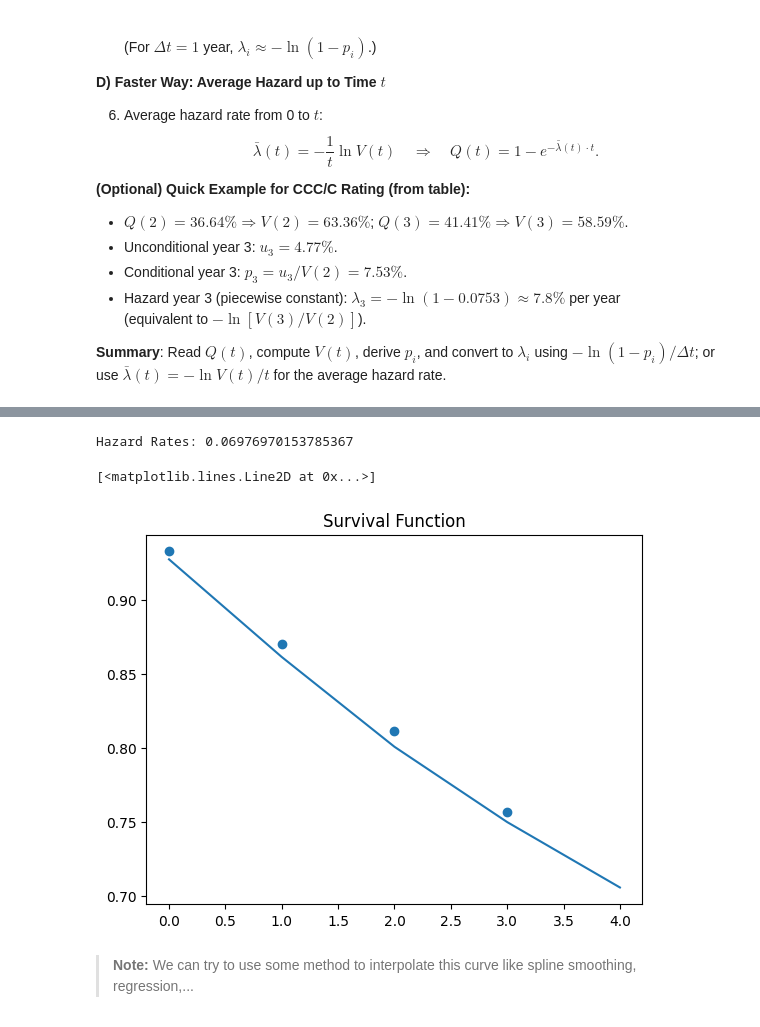
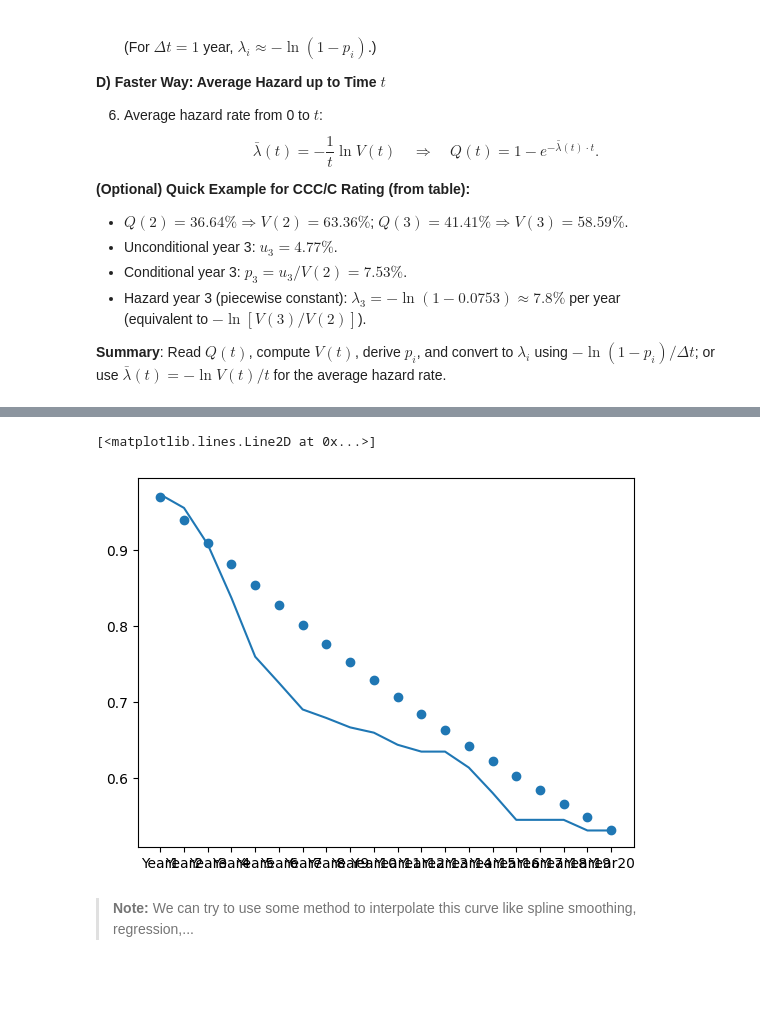
Before and after one commit to khanhtrinh2003/ISFA-Project, a Jupyter notebook: isfa_qrm/isfa_qrm_copula.ipynb, the cells around one changed output, grey strips where cells are left out. Drawn from its saved outputs; the diff is of its cells as text; code cells hidden in the pictures; blank space fills up the shorter version.

```diff
--- a/isfa_qrm/isfa_qrm_copula.ipynb
+++ b/isfa_qrm/isfa_qrm_copula.ipynb
@@ -130,13 +229,11 @@ average hasard rate way
-# %%
-hazard_rates = build_credit_curve_historical(cum_defaults,"average")
-print("Hazard Rates:", hazard_rates)
-plt.scatter(np.arange(5)[1:]-1,np.exp(-hazard_rates*np.arange(5))[1:])
-plt.title("Survival Function")
-plt.plot(1-cum_defaults)
-# %% [output]
-Hazard Rates: 0.06976970153785367
-[<matplotlib.lines.Line2D at 0x...>]
-[figure, removed]
+# %%
+res=credit_analysis.calculate_cum_survival("average")
+tic = "Ba"
+plt.scatter(res.columns,res.loc[tic])
+plt.plot(credit_analysis.cum_survival.loc[tic])
+# %% [output]
+[<matplotlib.lines.Line2D at 0x...>]
+[figure, added]
 # %% [markdown]
 > **Note:** We can try to use some method to interpolate this curve like spline smoothing, regression,...
 # %% [markdown]
```
Also changed, not shown: parts of 27 cells of this notebook.
